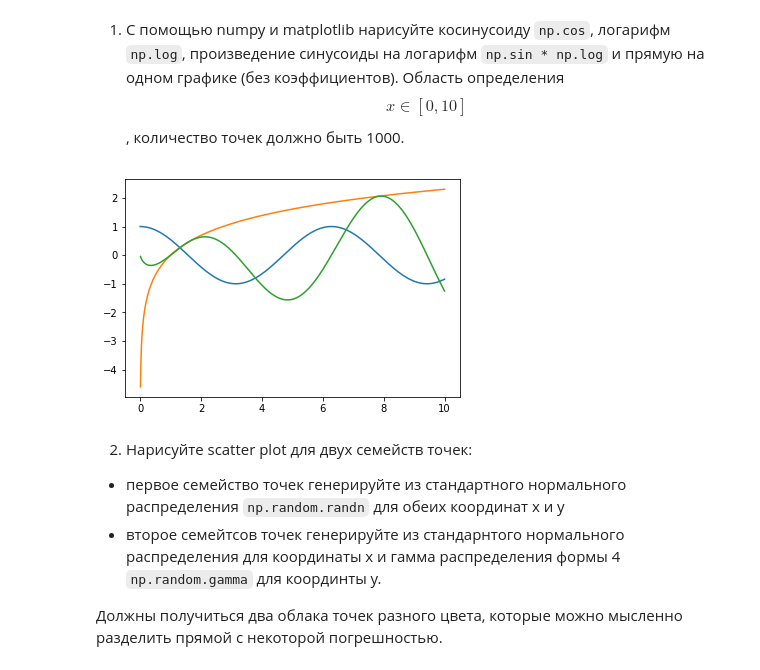
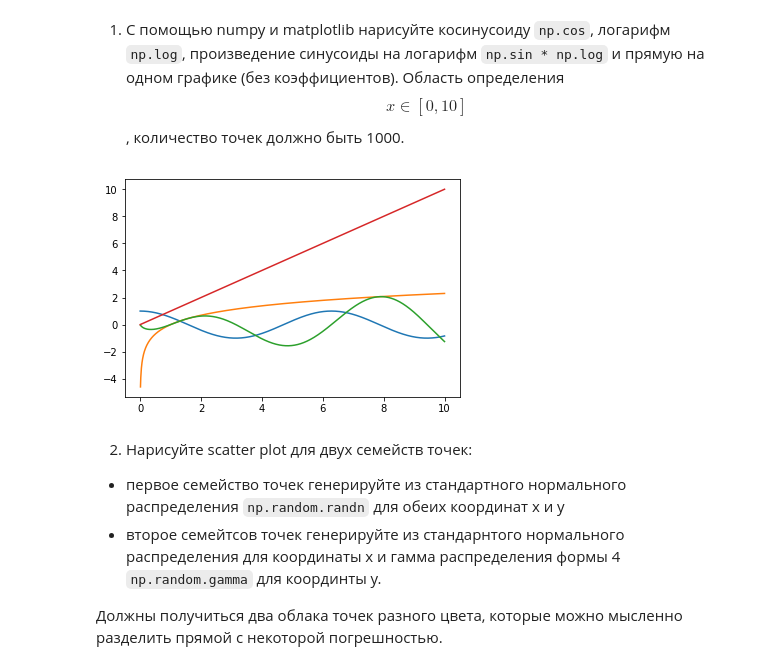
Before and after one commit to Habaroff/ml-course-7bits, a Jupyter notebook: 2017-fall/homeworks/03-visualisation/03-01-visualisation-homework.ipynb, the cells around one changed output. Cells and saved outputs as stored; diff of their text form; code cells hidden in the pictures.

```diff
--- a/2017-fall/homeworks/03-visualisation/03-01-visualisation-homework.ipynb
+++ b/2017-fall/homeworks/03-visualisation/03-01-visualisation-homework.ipynb
@@ -26,11 +26,12 @@ import seaborn as sns
 # %%
 x = np.linspace(0, 10, 1000)
 plt.plot(x,np.cos(x))
 plt.plot(x,np.log(x))
 plt.plot(x,(np.log(x)*np.sin(x)))
+plt.plot(x,x)
 plt.show()
 # %% [output]
-[figure, old version]
+[figure, new version]
 # %% [markdown]
 2) Нарисуйте scatter plot для двух семейств точек:
 - первое семейство точек генерируйте из стандартного нормального распределения `np.random.randn` для обеих координат x и y
```
Also changed, not shown: parts of 7 cells of this notebook.
